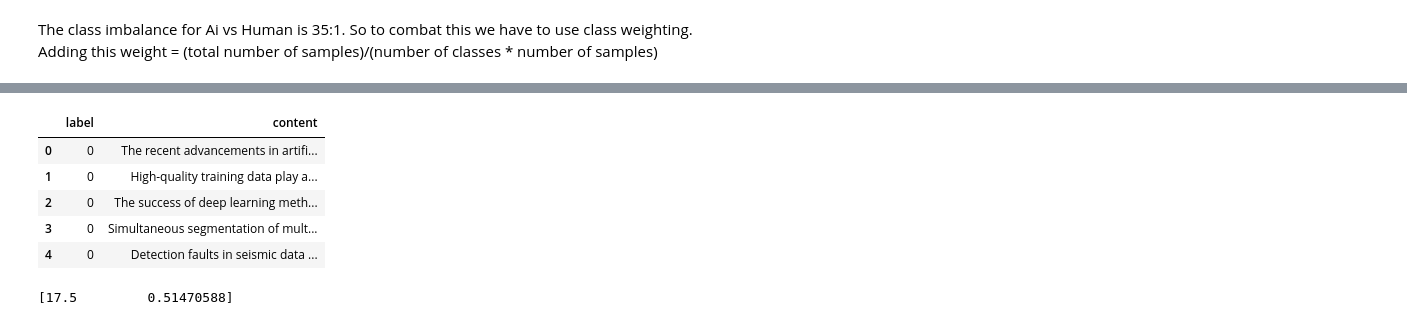
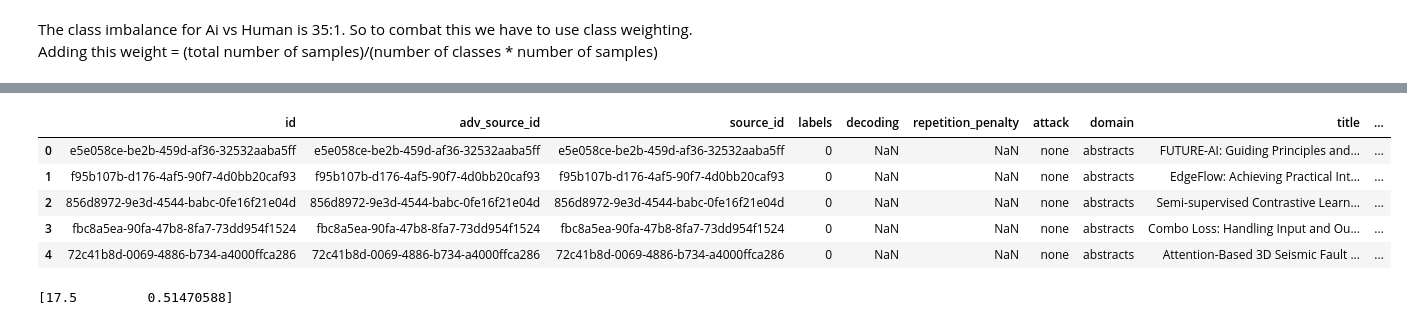
Before and after one commit to Player256/Research-Papers-Implementation, a Jupyter notebook: ai_text_detection/sft/distilroberta_1.ipynb, the cells around one changed output, grey strips where cells are left out. Saved outputs shown, nothing was run; the diff lists cells and outputs as text; code cells hidden in the pictures.

```diff
--- a/ai_text_detection/sft/distilroberta_1.ipynb
+++ b/ai_text_detection/sft/distilroberta_1.ipynb
@@ -58,34 +26,34 @@ train_df.head()
 | 3 | fbc8a5ea-90fa-47b8-8fa7-73dd954f1524 | fbc8a5ea-90fa-47b8-8fa7-73dd954f1524 | fbc8a5ea-90fa-47b8-8fa7-73dd954f1524 | 0 | NaN | NaN | none | abstracts | Combo Loss: Handling Input and Ou... | ... |
 | 4 | 72c41b8d-0069-4886-b734-a4000ffca286 | 72c41b8d-0069-4886-b734-a4000ffca286 | 72c41b8d-0069-4886-b734-a4000ffca286 | 0 | NaN | NaN | none | abstracts | Attention-Based 3D Seismic Fault ... | ... |
 # %%
-train_df = train_df.drop(
-    [
-        "id",
-        "decoding",
-        "domain",
-        "adv_source_id",
-        "source_id",
-        "repetition_penalty",
-        "attack",
-        "title",
-        "prompt"
-    ],
-    axis=1,
-)
+# train_df = train_df.drop(
+#     [
+#         "id",
+#         "decoding",
+#         "domain",
+#         "adv_source_id",
+#         "source_id",
+#         "repetition_penalty",
+#         "attack",
+#         "title",
+#         "prompt"
+#     ],
+#     axis=1,
+# )
 
 train_df = train_df.rename(columns={
     "generation" : "content",
-    "model" : "label"
+    "model" : "labels"
 })
 
 train_df.head()
 # %% [output]
-|  | label | content |
-| 0 | 0 | The recent advancements in artifi... |
-| 1 | 0 | High-quality training data play a... |
-| 2 | 0 | The success of deep learning meth... |
-| 3 | 0 | Simultaneous segmentation of mult... |
-| 4 | 0 | Detection faults in seismic data ... |
+|  | id | adv_source_id | source_id | labels | decoding | repetition_penalty | attack | domain | title | ... |
+| 0 | e5e058ce-be2b-459d-af36-32532aaba5ff | e5e058ce-be2b-459d-af36-32532aaba5ff | e5e058ce-be2b-459d-af36-32532aaba5ff | 0 | NaN | NaN | none | abstracts | FUTURE-AI: Guiding Principles and... | ... |
+| 1 | f95b107b-d176-4af5-90f7-4d0bb20caf93 | f95b107b-d176-4af5-90f7-4d0bb20caf93 | f95b107b-d176-4af5-90f7-4d0bb20caf93 | 0 | NaN | NaN | none | abstracts | EdgeFlow: Achieving Practical Int... | ... |
+| 2 | 856d8972-9e3d-4544-babc-0fe16f21e04d | 856d8972-9e3d-4544-babc-0fe16f21e04d | 856d8972-9e3d-4544-babc-0fe16f21e04d | 0 | NaN | NaN | none | abstracts | Semi-supervised Contrastive Learn... | ... |
+| 3 | fbc8a5ea-90fa-47b8-8fa7-73dd954f1524 | fbc8a5ea-90fa-47b8-8fa7-73dd954f1524 | fbc8a5ea-90fa-47b8-8fa7-73dd954f1524 | 0 | NaN | NaN | none | abstracts | Combo Loss: Handling Input and Ou... | ... |
+| 4 | 72c41b8d-0069-4886-b734-a4000ffca286 | 72c41b8d-0069-4886-b734-a4000ffca286 | 72c41b8d-0069-4886-b734-a4000ffca286 | 0 | NaN | NaN | none | abstracts | Attention-Based 3D Seismic Fault ... | ... |
 # %%
 from sklearn.utils.class_weight import compute_class_weight
 import numpy as np
```
Also changed, not shown: parts of 14 cells of this notebook, 1 other file.
